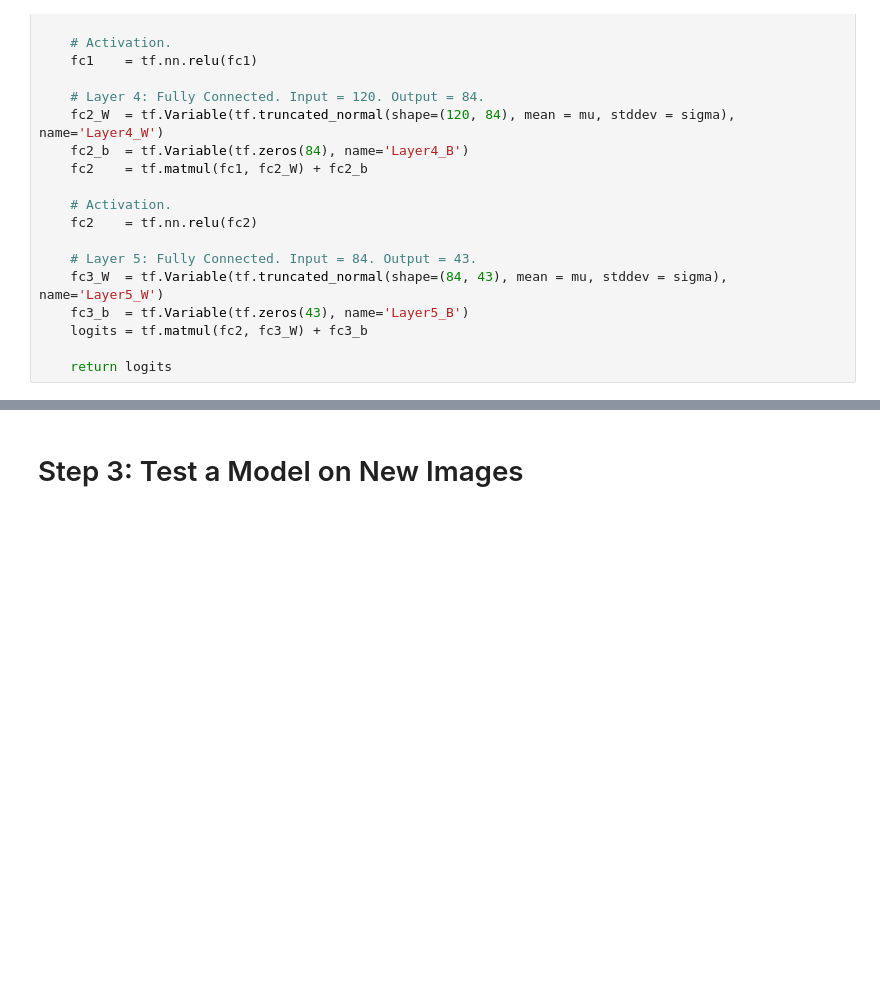
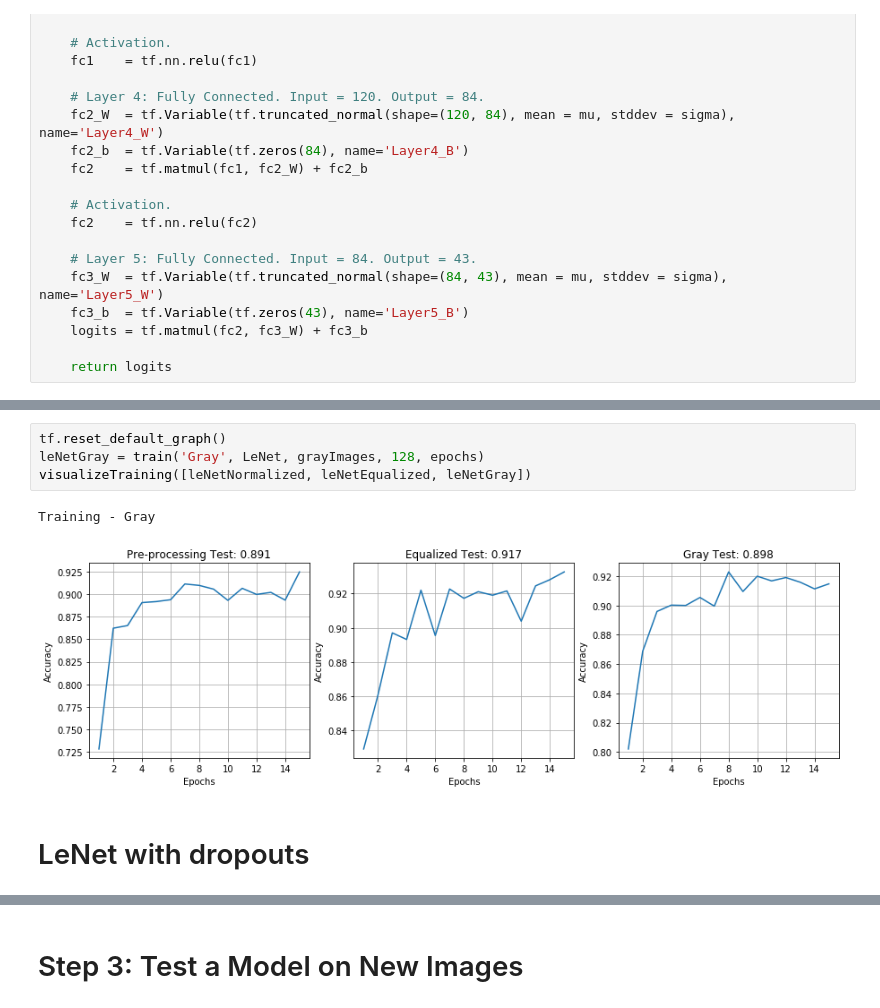
Before and after one commit to darienmt/CarND-TrafficSignClassifier-P2, a Jupyter notebook: Traffic Sign Classifier.ipynb, the cells around one changed output, grey strips where cells are left out. Cells and saved outputs as stored; diff of their text form; blank space fills up the shorter version.

```diff
--- a/Traffic Sign Classifier.ipynb
+++ b/Traffic Sign Classifier.ipynb
@@ -347,0 +404,9 @@ leNetNoNormalized = train('No pre-processing', LeNet, noNormalized, 128, epochs)
+# %%
+tf.reset_default_graph()
+leNetGray = train('Gray', LeNet, grayImages, 128, epochs)
+visualizeTraining([leNetNormalized, leNetEqualized, leNetGray])
+# %% [output]
+Training - Gray
+[figure, added]
+# %% [markdown]
+# LeNet with dropouts
```
Also changed, not shown: parts of 14 cells of this notebook.
